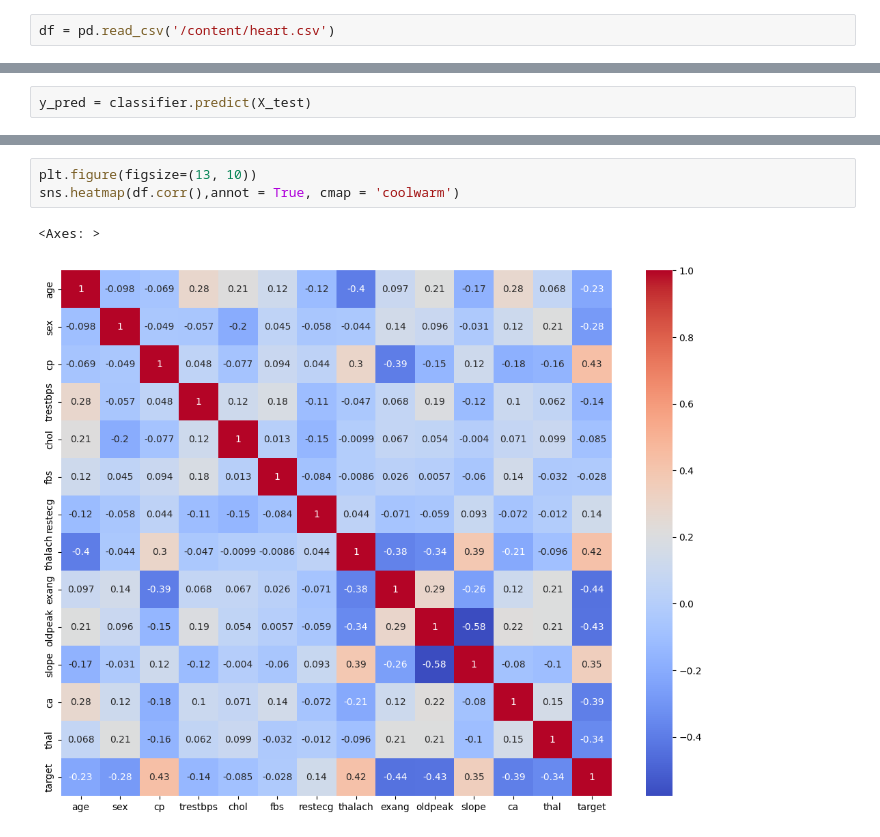
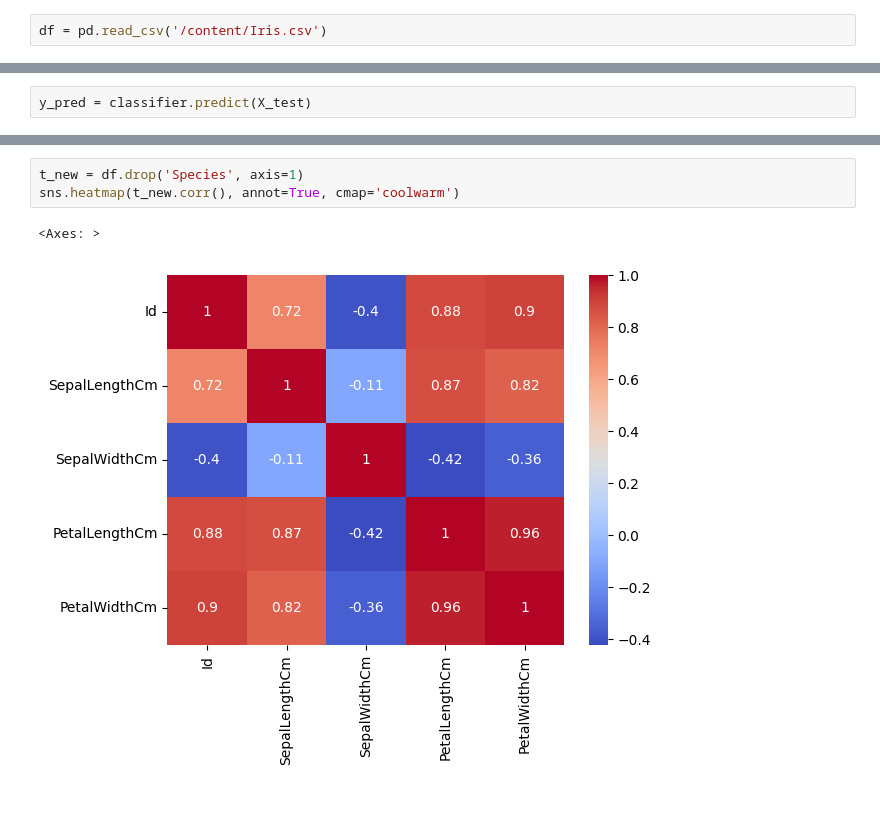
Before and after one commit to altrina07/K-Nearest-Neighbours, a Jupyter notebook: KNN.ipynb, the cells around one changed output, grey strips where cells are left out. Cells and saved outputs as stored; diff of their text form; blank space fills up the shorter version.

```diff
--- a/KNN.ipynb
+++ b/KNN.ipynb
@@ -10,5 +18,5 @@ from sklearn.metrics import classification_report, confusion_matrix, accuracy_sc
 # %%
-df = pd.read_csv('/content/heart.csv')
+df = pd.read_csv('/content/Iris.csv')
 # %%
 df.head()
 # %% [output]
@@ -107,6 +115,6 @@ weighted avg       0.00      0.00      0.00      61.0
 # %%
-plt.figure(figsize=(13, 10))
-sns.heatmap(df.corr(),annot = True, cmap = 'coolwarm')
+t_new = df.drop('Species', axis=1)
+sns.heatmap(t_new.corr(), annot=True, cmap='coolwarm')
 # %% [output]
 <Axes: >
-[figure, old version]
+[figure, new version]
```
Also changed, not shown: parts of 16 cells of this notebook.
